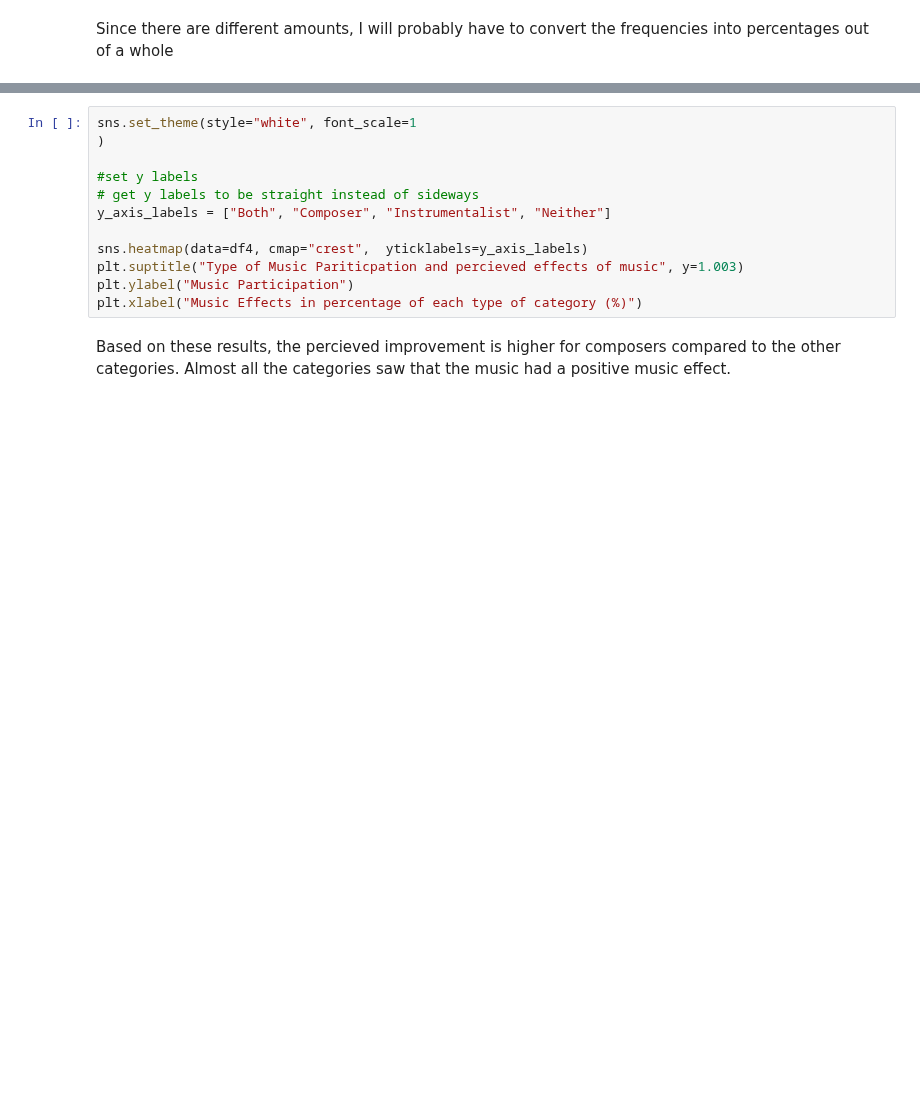
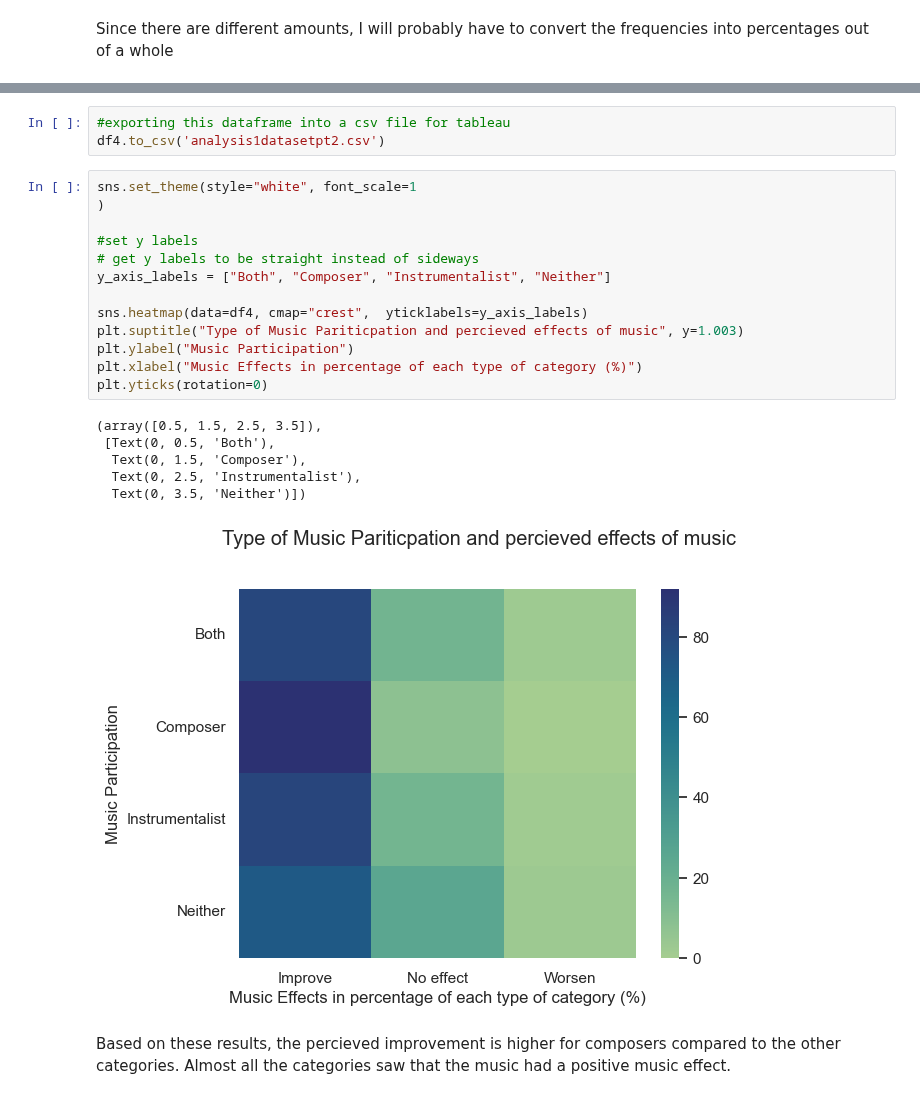
Before and after one commit to ubco-W2022T2-data301/project-group-group12, a Jupyter notebook: analysis/analysis1.ipynb, the cells around one changed output, grey strips where cells are left out. Drawn from its saved outputs; the diff is of its cells as text; blank space fills up the shorter version.

```diff
--- a/analysis/analysis1.ipynb
+++ b/analysis/analysis1.ipynb
@@ -383,15 +436,26 @@ df4
+# %%
+#exporting this dataframe into a csv file for tableau
+df4.to_csv('analysis1datasetpt2.csv')
 # %%
 sns.set_theme(style="white", font_scale=1
 )
 
 #set y labels
 # get y labels to be straight instead of sideways
 y_axis_labels = ["Both", "Composer", "Instrumentalist", "Neither"]
 
 sns.heatmap(data=df4, cmap="crest",  yticklabels=y_axis_labels)
 plt.suptitle("Type of Music Pariticpation and percieved effects of music", y=1.003)
 plt.ylabel("Music Participation")
 plt.xlabel("Music Effects in percentage of each type of category (%)")
+plt.yticks(rotation=0)
+# %% [output]
+(array([0.5, 1.5, 2.5, 3.5]),
+ [Text(0, 0.5, 'Both'),
+  Text(0, 1.5, 'Composer'),
+  Text(0, 2.5, 'Instrumentalist'),
+  Text(0, 3.5, 'Neither')])
+[figure, added]
 # %% [markdown]
 Based on these results, the percieved improvement is higher for composers compared to the other categories. Almost all the categories saw that the music had a positive music effect.
 # %% [markdown]
```
Also changed, not shown: parts of 30 cells of this notebook, 3 other files.
